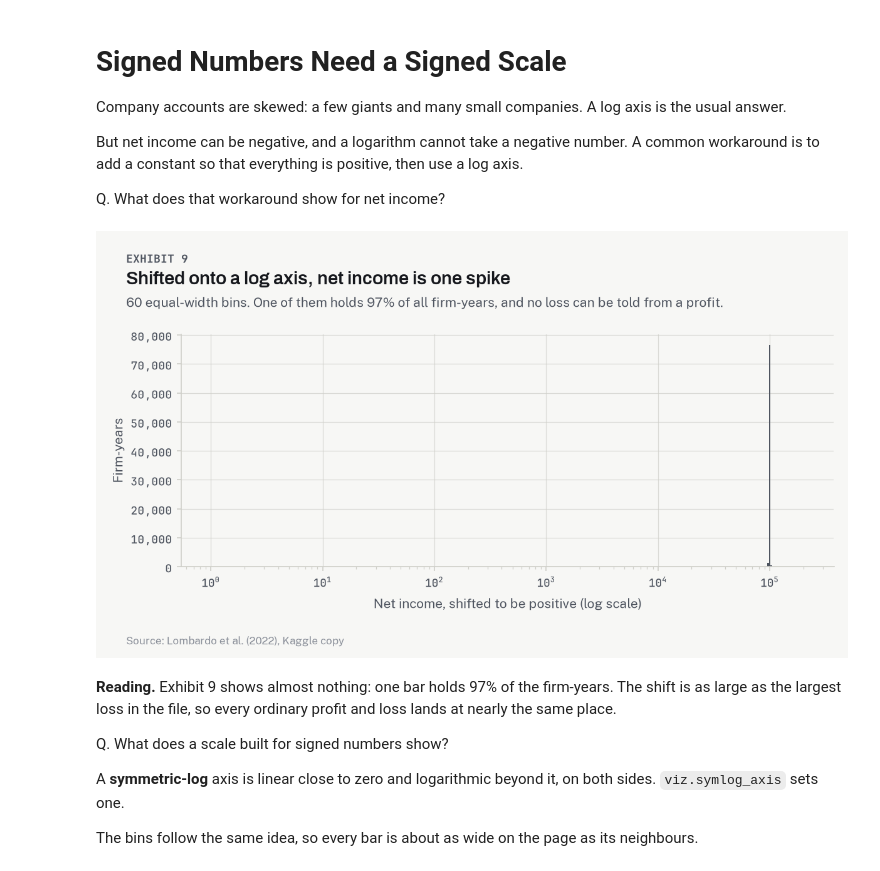
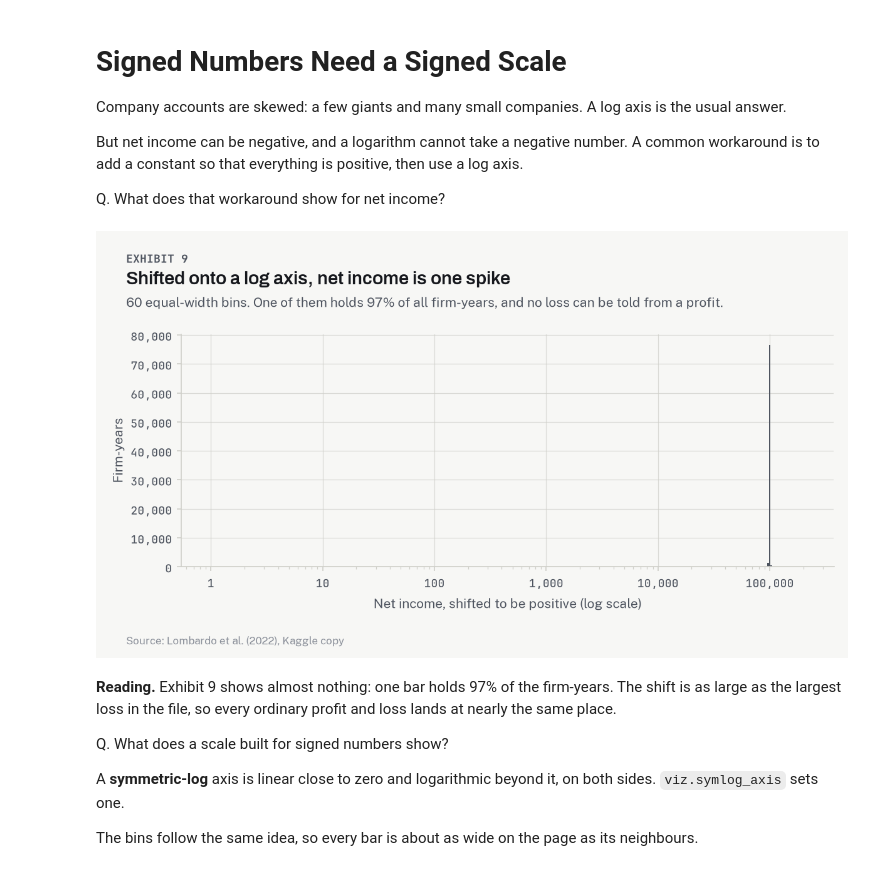
Before and after one commit to lenamonj/corp-default, a Jupyter notebook: notebooks/01_the_panel.ipynb, the cells around one changed output. Drawn from its saved outputs; the diff is of its cells as text; code cells hidden in the pictures.

```diff
--- a/notebooks/01_the_panel.ipynb
+++ b/notebooks/01_the_panel.ipynb
@@ -953,27 +953,27 @@ Q. What does that workaround show for net income?
 # %%
 BARS = 60
 income = raw["net_income"]
 shifted = income - income.min() + 1
 
 fig, ax = plt.subplots(figsize=(viz.EXHIBIT_WIDTH_IN, 3.2))
 naive_counts, _, _ = ax.hist(shifted, bins=BARS, color=viz.SLATE)
-ax.set_xscale("log")
+viz.log_axis(ax, "x")
 ax.yaxis.set_major_formatter(FuncFormatter(lambda value, _: f"{value:,.0f}"))
 ax.set_xlabel("Net income, shifted to be positive (log scale)")
 ax.set_ylabel("Firm-years")
 
 store.put("naive_tallest", naive_counts.max() / len(income))
 store.put("income_negative", (income < 0).mean())
 
 viz.exhibit(
     fig,
     "Shifted onto a log axis, net income is one spike",
     f"{BARS} equal-width bins. One of them holds {naive_counts.max() / len(income):.0%} of all "
     "firm-years, and no loss can be told from a profit.",
     SOURCE,
 )
 # %% [output]
-[figure, old version]
+[figure, new version]
 # %% [markdown]
 **Reading.** Exhibit 9 shows almost nothing: one bar holds 97% of the firm-years.
 The shift is as large as the largest loss in the file, so every ordinary profit and loss lands at nearly the same place.
```
Also changed, not shown: parts of 4 cells of this notebook, 5 other files.
